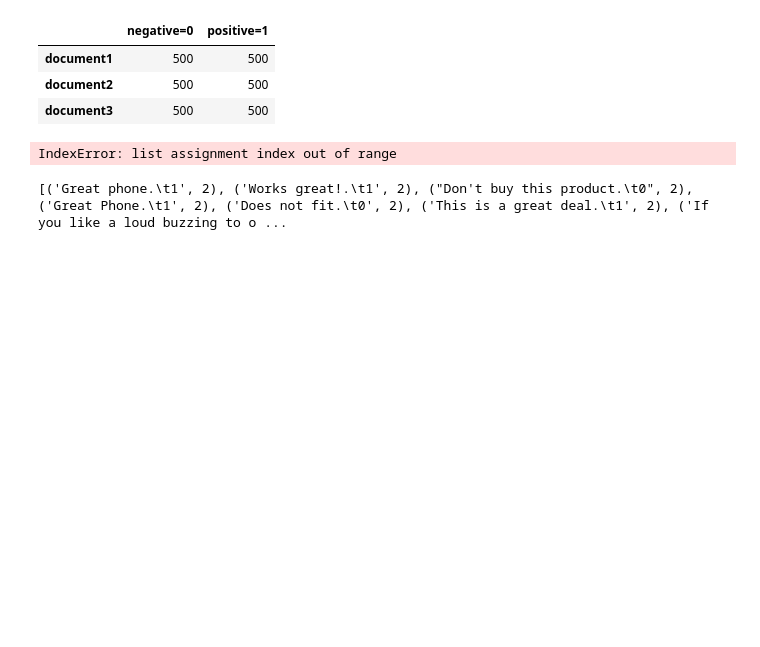
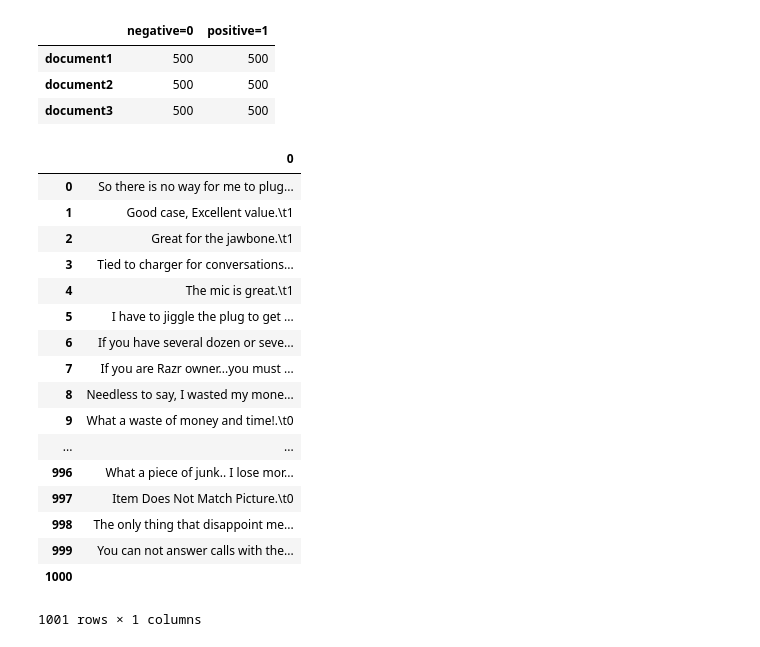
Before and after one commit to gloria013/data_mining_hw_1, a Jupyter notebook: hw_1.ipynb, the cells around one changed output. Cells and saved outputs as stored; diff of their text form; code cells hidden in the pictures; blank space fills up the shorter version.

```diff
--- a/hw_1.ipynb
+++ b/hw_1.ipynb
@@ -96,32 +96,32 @@ df
 # %%
 f=open('amazon_cells_labelled.txt')
 f1=open('imdb_labelled.txt','rt')
 f2=open('yelp_labelled.txt','rt')
 a=f.read()
 b=f1.read()
 c=f2.read()
 a1=a.split('\n')
-#a2=a1[0].strip('\t')
-#print(a1)
-for n in range(len(a1)):
-    a2=a1[n].split('\t')
-    #print(a2[0])
-    a3=a2[n]
-    n += 1
+a2=b.split('\n')
+a3=c.split('\n')
 
-
-
-
-#a4=a2[1]
-#data={'comment':a3,'attitude':a4}
-
-#df=pd.DataFrame(data)
-#df
+df=pd.DataFrame(a1)
+df
 # %% [output]
+|  | 0 |
+| 0 | So there is no way for me to plug... |
+| 1 | Good case, Excellent value.\t1 |
+| 2 | Great for the jawbone.\t1 |
+| 3 | Tied to charger for conversations... |
+| 4 | The mic is great.\t1 |
+| 5 | I have to jiggle the plug to get ... |
+| 6 | If you have several dozen or seve... |
+| 7 | If you are Razr owner...you must ... |
+| 8 | Needless to say, I wasted my mone... |
+| 9 | What a waste of money and time!.\t0 |
+| ... | ... |
+| 996 | What a piece of junk.. I lose mor... |
+| 997 | Item Does Not Match Picture.\t0 |
+| 998 | The only thing that disappoint me... |
+| 999 | You can not answer calls with the... |
+| 1000 |  |
-IndexError: list assignment index out of range
+1001 rows × 1 columns
-# %%
-y1=Counter(a1)
-y1
-print(y1.most_common(50))
-# %% [output]
-[('Great phone.\t1', 2), ('Works great!.\t1', 2), ("Don't buy this product.\t0", 2), ('Great Phone.\t1', 2), ('Does not fit.\t0', 2), ('This is a great deal.\t1', 2), ('If you like a loud buzzing to o ...
```
Also changed, not shown: parts of 3 cells of this notebook, 2 other files.
